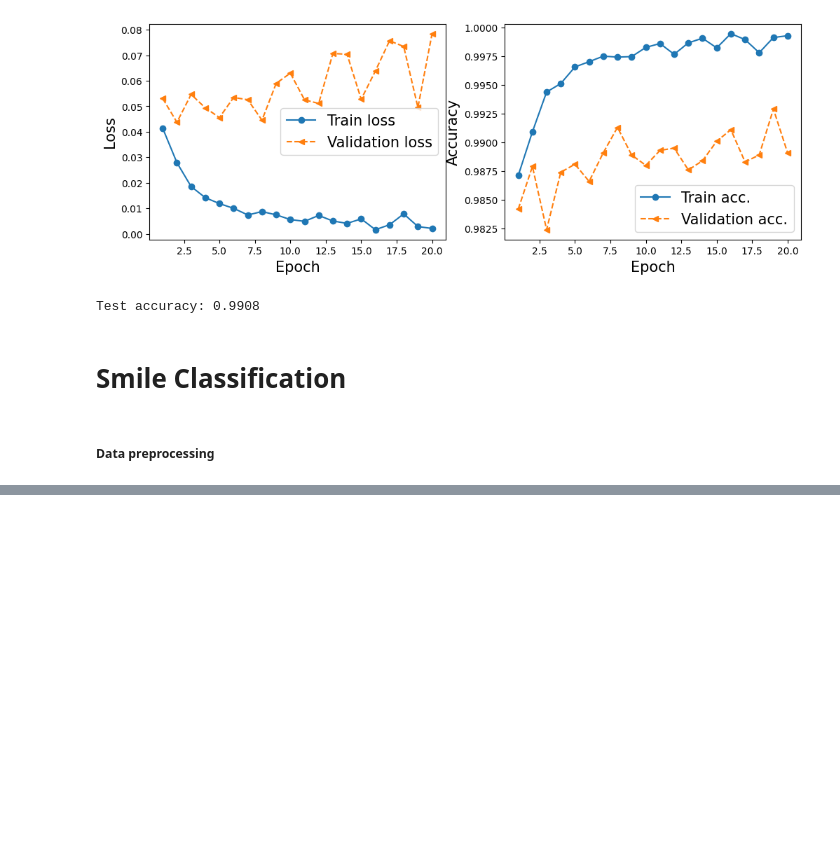
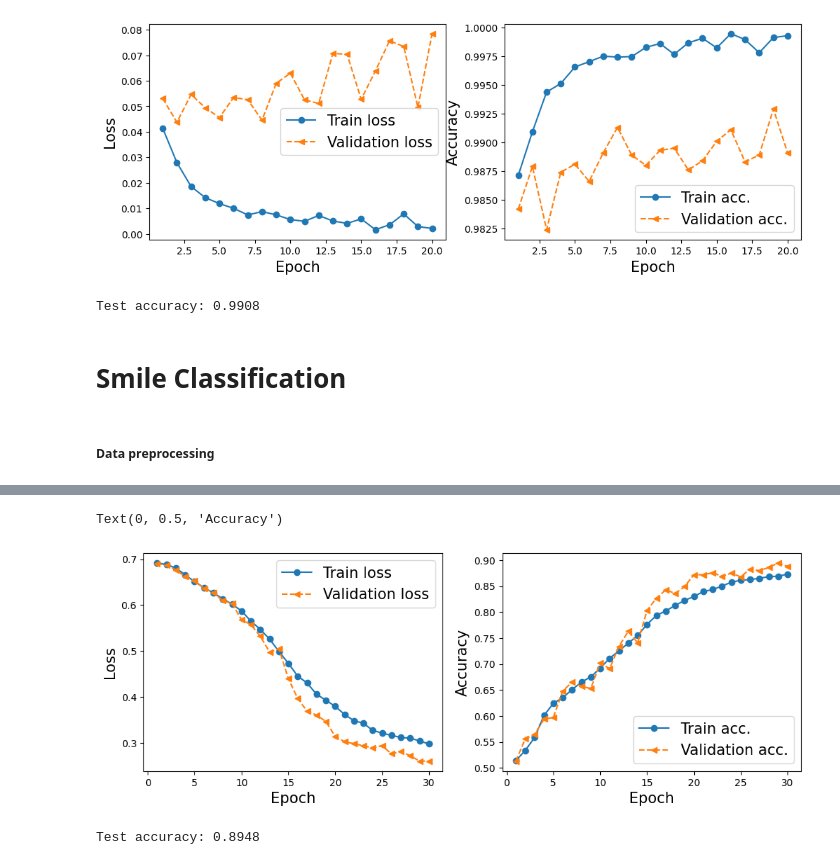
Before and after one commit to kevinswf/PyTorchSklearn, a Jupyter notebook: CNN.ipynb, the cells around one changed output, grey strips where cells are left out. Drawn from its saved outputs; the diff is of its cells as text; code cells hidden in the pictures; blank space fills up the shorter version.

Commit message:
CNN for smile classification

```diff
--- a/CNN.ipynb
+++ b/CNN.ipynb
@@ -181,0 +269,12 @@ Test accuracy: 0.9908
+# %%
+# load dataset with the transforms
+celeb_train_dataset = torchvision.datasets.CelebA(data_path, split='train', target_type='attr', download=False, transform=transform_train, target_transform=get_smile)
+celeb_val_dataset = torchvision.datasets.CelebA(data_path, split='valid', target_type='attr', download=False, transform=transform, target_transform=get_smile)
+celeb_test_dataset = torchvision.datasets.CelebA(data_path, split='test', target_type='attr', download=False, transform=transform, target_transform=get_smile)
+
+# only use subset of data
+celeb_train_dataset = Subset(celeb_train_dataset, torch.arange(16000))
+celeb_val_dataset = Subset(celeb_val_dataset, torch.arange(1000))
+
+print('Train set:', len(celeb_train_dataset))
+print('Validation set:', len(celeb_val_dataset))
@@ -181,0 +284,7 @@ Test accuracy: 0.9908
+# %%
+# create dataloader
+batch_size = 32
+torch.manual_seed(1)
+train_dl = DataLoader(celeb_train_dataset, batch_size, shuffle=True)
+val_dl = DataLoader(celeb_val_dataset, batch_size, shuffle=False)
+test_dl = DataLoader(celeb_test_dataset, batch_size, shuffle=False)
@@ -181,0 +350,3 @@ Test accuracy: 0.9908
+# %%
+loss_fn = nn.BCELoss()
+optimizer = torch.optim.Adam(model.parameters(), lr=0.001)
@@ -181,0 +410,4 @@ Test accuracy: 0.9908
+# %%
+torch.manual_seed(1)
+num_epochs = 30
+hist = train(model, num_epochs, train_dl, val_dl)
@@ -181,0 +432,36 @@ Test accuracy: 0.9908
+# %%
+# plot
+x_arr = np.arange(len(hist[0])) + 1
+
+fig = plt.figure(figsize=(12, 4))
+ax = fig.add_subplot(1, 2, 1)
+ax.plot(x_arr, hist[0], '-o', label='Train loss')
+ax.plot(x_arr, hist[1], '--<', label='Validation loss')
+ax.set_xlabel('Epoch', size=15)
+ax.set_ylabel('Loss', size=15)
+ax.legend(fontsize=15)
+ax = fig.add_subplot(1, 2, 2)
+ax.plot(x_arr, hist[2], '-o', label='Train acc.')
+ax.plot(x_arr, hist[3], '--<', label='Validation acc.')
+ax.legend(fontsize=15)
+ax.set_xlabel('Epoch', size=15)
+ax.set_ylabel('Accuracy', size=15)
+# %% [output]
+Text(0, 0.5, 'Accuracy')
+[figure, added]
+# %%
+# eval on the test set
+accuracy_test = 0
+model.eval()
+
+with torch.no_grad():
+    for x_batch, y_batch in test_dl:
+        pred = model(x_batch)[:, 0]
+        is_correct = ((pred>=0.5).float() == y_batch).float()
+        accuracy_test += is_correct.sum()
+
+accuracy_test /= len(test_dl.dataset)
+
+print(f'Test accuracy: {accuracy_test:.4f}')
+# %% [output]
+Test accuracy: 0.8948
```
Also changed, not shown: parts of 10 cells of this notebook.
